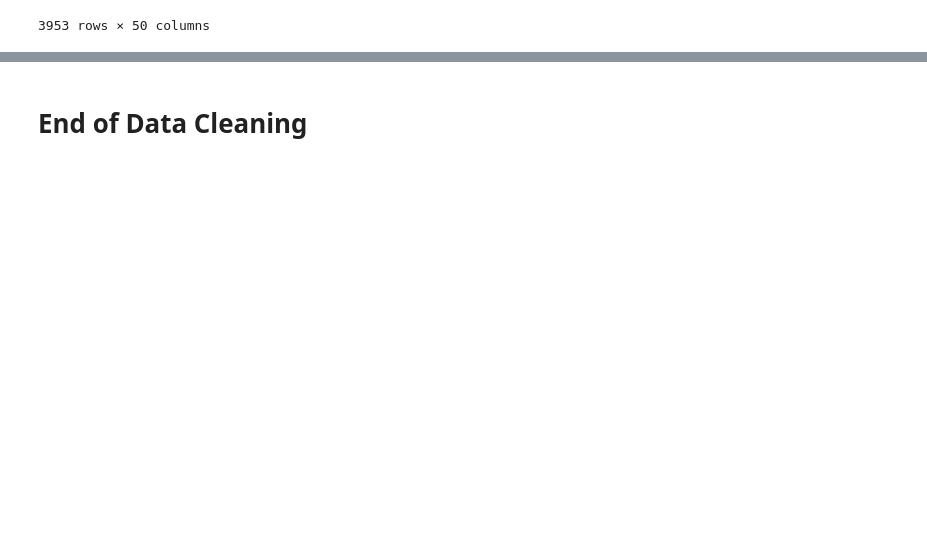
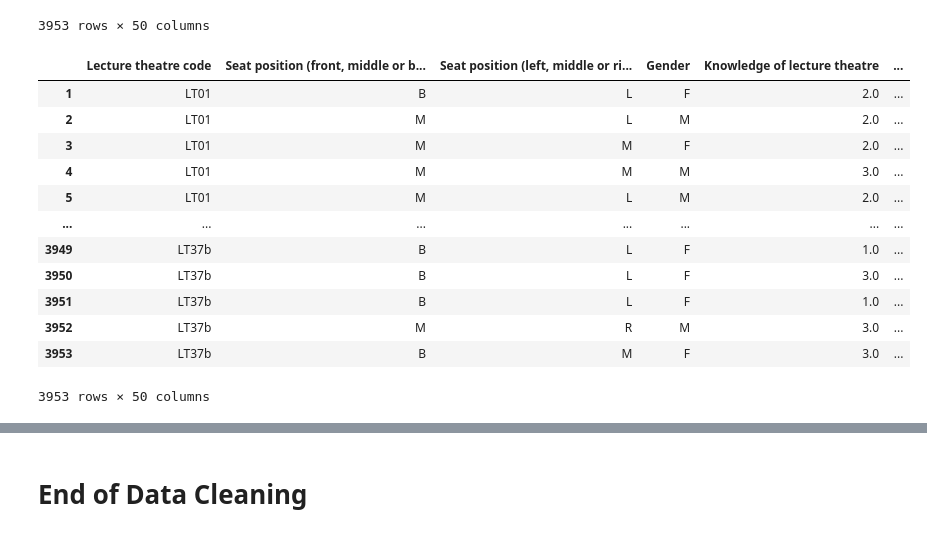
Before and after one commit to shehab-shahid/Descriptive-and-Inferential-Statistics-To-Determine-Performance-on-Lecture-Theatres-in-University, a Jupyter notebook: Data Cleaning.ipynb, the cells around one changed output, grey strips where cells are left out. Cells and saved outputs as stored; diff of their text form; code cells hidden in the pictures; blank space fills up the shorter version.

```diff
--- a/Data Cleaning.ipynb
+++ b/Data Cleaning.ipynb
@@ -247,6 +247,44 @@ df #confirm dataframe visually
 | 3952 | LT37b | M | R | M | 3.0 | ... |
 | 3953 | LT37b | B | M | F | 3.0 | ... |
 3953 rows × 50 columns
+# %%
+#lets clean the column names
+
+df.rename(columns = {'1a. Seat position (front, middle or back)':'Seat position (front, middle or back)',
+                        '1b. Seat position (left, middle or right)': 'Seat position (left, middle or right)'
+                    , '2. Gender':'Gender', '3. Knowledge of lecture theatre':'Knowledge of lecture theatre'
+                    , '4. Time in seat':'Time in seat', '5. Seat comfort':'Seat comfort', '6. Writing space':'Writing space'
+                    , '7. Thermal comfort':'Thermal comfort', '8. Thermal comfort for learning':'Thermal comfort for learning'
+                    , '09. Clothing':'Clothing', '10. Air movement (local)':'Air movement (local)',
+                     '11. Air quality (local)':'Air quality (local)', '12. Air quality (concentration)':'Air quality (concentration)'
+                    , '22. Concentration levels':'Concentration levels', '23. Lecture theatre design (general)':'Lecture theatre design (general)'
+                    , 'A Seat width (mm)':'Seat width (mm)', 'B Seat depth (mm)':'Seat depth (mm)', 'C Seat height (mm)':'Seat height (mm)'
+                    , 'D Cushion thickness (mm)':'Cushion thickness (mm)', 'E Leg space (mm)':'Leg space (mm)',
+                     'F Desk depth (writing space) (mm)':'Desk depth (writing space) (mm)', 'G Arm space (mm)':'Arm space (mm)',
+                    'H Desk height (mm)':'Desk height (mm)', 'Mean external temperature (�C)':'Mean external temperature (degree Celsius)',
+                    'Standard deviation external temperature (�C)':'Standard deviation external temperature (degree Celsius)',
+                    'HOBO (1) mean temperature (�C)':'Room mean temperature (degree Celsius)', 'HOBO (1) minimum temperature (�C)':'Room minimum temperature (degree Celsius)',
+                    'HOBO (1) maximum temperature (�C)':'Room maximum temperature (degree Celsius)',
+                     'HOBO (1) mean relative humidity (%)':'Room mean relative humidity (%)',
+                     'HOBO (1) minimum relative humidity (%)':'Room minimum relative humidity (%)', 'HOBO (1) maximum relative humidity (%)':'Room maximum relative humidity (%)',
+                    'HOBO (1) mean light intensity (lux)':'Room mean light intensity (lux)', 'HOBO (1) minimum light intensity (lux)':'Room minimum light intensity (lux)',
+                    'HOBO (1) maximum light intensity (lux)':'Room maximum light intensity (lux)', 'HOBO (1) standard deviation light intensity (lux)':'Room standard deviation light intensity (lux)'},
+             inplace = True)
+df
+# %% [output]
+|  | Lecture theatre code | Seat position (front, middle or b... | Seat position (left, middle or ri... | Gender | Knowledge of lecture theatre | ... |
+| 1 | LT01 | B | L | F | 2.0 | ... |
+| 2 | LT01 | M | L | M | 2.0 | ... |
+| 3 | LT01 | M | M | F | 2.0 | ... |
+| 4 | LT01 | M | M | M | 3.0 | ... |
+| 5 | LT01 | M | L | M | 2.0 | ... |
+| ... | ... | ... | ... | ... | ... | ... |
+| 3949 | LT37b | B | L | F | 1.0 | ... |
+| 3950 | LT37b | B | L | F | 3.0 | ... |
+| 3951 | LT37b | B | L | F | 1.0 | ... |
+| 3952 | LT37b | M | R | M | 3.0 | ... |
+| 3953 | LT37b | B | M | F | 3.0 | ... |
+3953 rows × 50 columns
 # %%
 #we now have the columns and datatypes we need, lets look at the distribution of missing values within a column
 import missingno as msno
```
Also changed, not shown: parts of 7 cells of this notebook, 1 other file.
